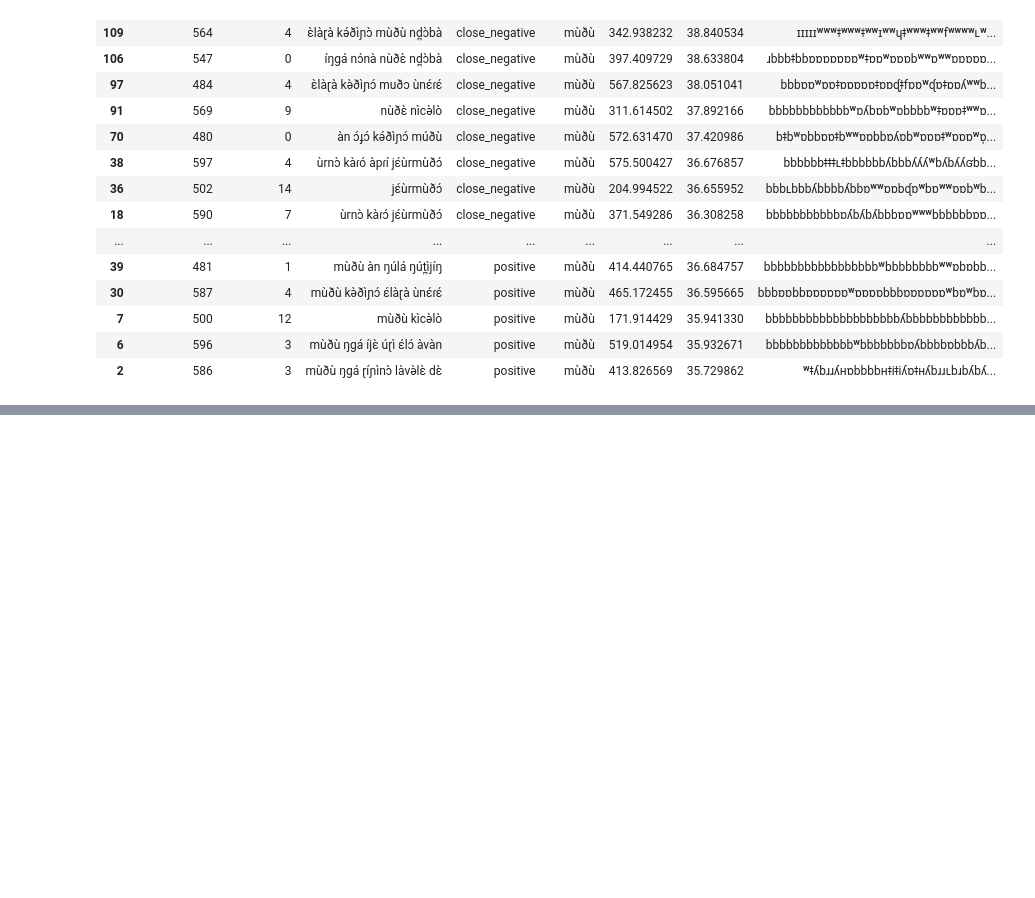
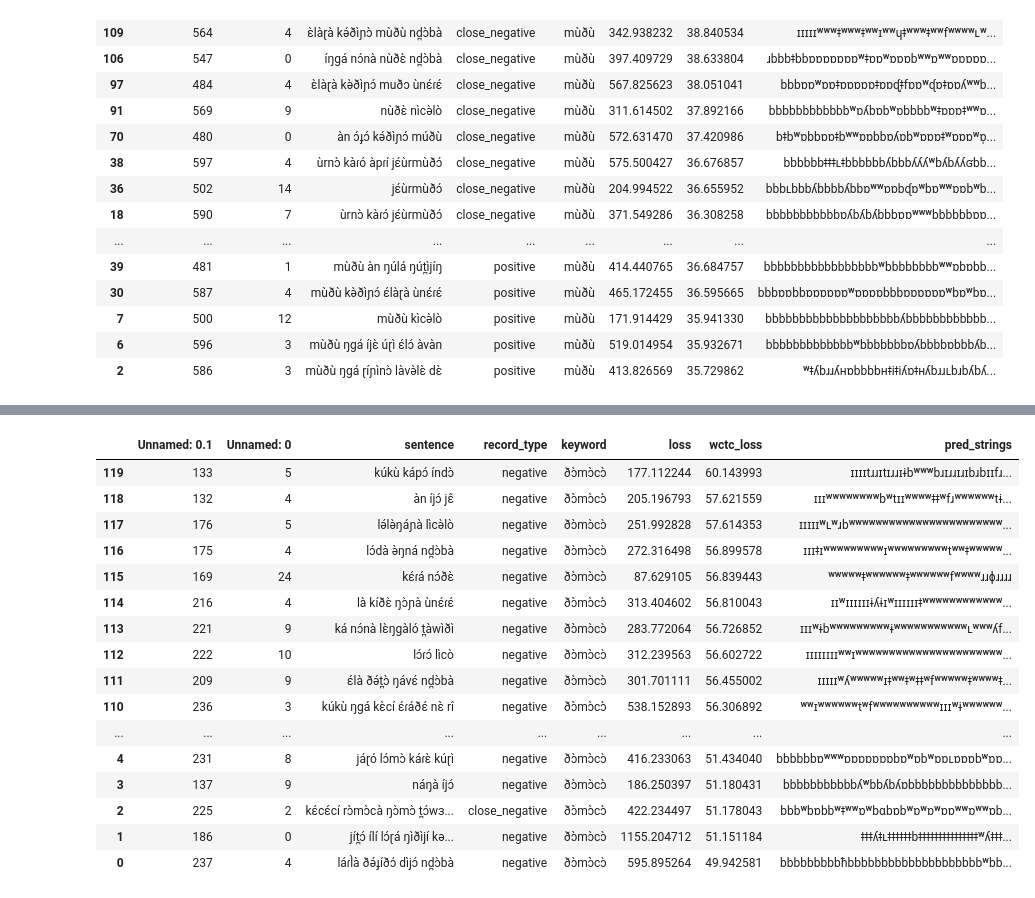
Before and after one commit to markjosims/tira_kws, a Jupyter notebook: notebooks/analysis_dfs/sorting_ellie.ipynb, the cells around one changed output, grey strips where cells are left out. Saved outputs shown, nothing was run; the diff lists cells and outputs as text; code cells hidden in the pictures; blank space fills up the shorter version.

```diff
--- a/notebooks/analysis_dfs/sorting_ellie.ipynb
+++ b/notebooks/analysis_dfs/sorting_ellie.ipynb
@@ -90,0 +147,28 @@ repeated.style.set_properties(subset=["sentence"],
+# %%
+df_thomocho= pd.read_csv("/home/ekuznetsova/tira_kws/notebooks/analysis_dfs/ðɔ̀mɔ̀cɔ̀.csv")
+
+# sorting by record type and wctc loss
+df_thomocho = df_thomocho.sort_values(by=["wctc_loss"], ascending = [False])
+
+df_thomocho.style.set_properties(subset=["sentence"],
+                        **{"min-width":"200px",
+                           "max-width":"400px"}
+                        )
+# %% [output]
+|  | Unnamed: 0.1 | Unnamed: 0 | sentence | record_type | keyword | loss | wctc_loss | pred_strings |
+| 119 | 133 | 5 | kúkù kápɔ́ índɔ̀ | negative | ðɔ̀mɔ̀cɔ̀ | 177.112244 | 60.143993 | ɪɪɪɪtɹɹɪtɪɹɹɪɨbʷʷʷbɹɪɹɹɪɹɪbɹbɪɪfɹ... |
+| 118 | 132 | 4 | àn íjɔ́ jɛ̂ | negative | ðɔ̀mɔ̀cɔ̀ | 205.196793 | 57.621559 | ɪɪɪʷʷʷʷʷʷʷʷbʷtɪɪʷʷʷʷǂǂʷfɹʷʷʷʷʷʷtɨ... |
+| 117 | 176 | 5 | lə́lə̀ŋáɲà lìcə̀lò | negative | ðɔ̀mɔ̀cɔ̀ | 251.992828 | 57.614353 | ɪɪɪɪɪʷʟʷɹbʷʷʷʷʷʷʷʷʷʷʷʷʷʷʷʷʷʷʷʷʷʷʷ... |
+| 116 | 175 | 4 | lɔ́dà ə̀ŋná nd̪ɔ̀bà | negative | ðɔ̀mɔ̀cɔ̀ | 272.316498 | 56.899578 | ɪɪɪǂɪʷʷʷʷʷʷʷʷʷɪʷʷʷʷʷʷʷʷʷtʷʷǂʷʷʷʷʷ... |
+| 115 | 169 | 24 | kɛ́ɾá nɔ́ðɛ̀ | negative | ðɔ̀mɔ̀cɔ̀ | 87.629105 | 56.839443 | ʷʷʷʷʷǂʷʷʷʷʷʷǂʷʷʷʷʷʷfʷʷʷʷɹɹɸɹɹɹɹ |
+| 114 | 216 | 4 | là kíðɛ̀ ŋɔ̀ɲà ùnɛ́ɾɛ́ | negative | ðɔ̀mɔ̀cɔ̀ | 313.404602 | 56.810043 | ɪɪʷɪɪɪɪɪɪɨʎɨɪʷɪɪɪɪɪɪǂʷʷʷʷʷʷʷʷʷʷʷʷ... |
+| 113 | 221 | 9 | ká nɔ́nà lɛ̀ŋgàló t̪àwìðì | negative | ðɔ̀mɔ̀cɔ̀ | 283.772064 | 56.726852 | ɪɪɪʷɨbʷʷʷʷʷʷʷʷʷɨʷʷʷʷʷʷʷʷʷʷʷʟʷʷʷʎf... |
+| 112 | 222 | 10 | lɔ́ɾɔ́ lìcò | negative | ðɔ̀mɔ̀cɔ̀ | 312.239563 | 56.602722 | ɪɪɪɪɪɪɪɪʷʷɪʷʷʷʷʷʷʷʷʷʷʷʷʷʷʷʷʷʷʷʷʷʷ... |
+| 111 | 209 | 9 | ɛ́là ðə́t̪ɔ̀ ŋávɛ́ nd̪ɔ̀bà | negative | ðɔ̀mɔ̀cɔ̀ | 301.701111 | 56.455002 | ɪɪɪɪɪʷʎʷʷʷʷʷɪǂʷʷǂʷǂǂʷfʷʷʷʷʷǂʷʷʷʷǂ... |
+| 110 | 236 | 3 | kúkù ŋgá kɛ̀cí ɛ́ɾáðɛ́ nɛ̀ rî | negative | ðɔ̀mɔ̀cɔ̀ | 538.152893 | 56.306892 | ʷʷɪʷʷʷʷʷʷtʷfʷʷʷʷʷʷʷʷʷʷɪɪɪʷɨʷʷʷʷʷʷ... |
+| ... | ... | ... | ... | ... | ... | ... | ... | ... |
+| 4 | 231 | 8 | jáɽó lɔ́mɔ̀ káɾɛ̀ kúɽì | negative | ðɔ̀mɔ̀cɔ̀ | 416.233063 | 51.434040 | bbbbbbɒʷʷʷɒɒɒɒɒɒɒbɒʷɒbʷɒɒʟɒɒɒbʷɒɒ... |
+| 3 | 137 | 9 | náŋà íjɔ́ | negative | ðɔ̀mɔ̀cɔ̀ | 186.250397 | 51.180431 | bbbbbbbbbbbʎʷbbʎbʎɒbbbbbbbbbbbbbb... |
+| 2 | 225 | 2 | kɛ́cɛ́cí rɔ̀mɔ̀cà ŋɔ̀mɔ̀ t̪ɔ́wɜ... | close_negative | ðɔ̀mɔ̀cɔ̀ | 422.234497 | 51.178043 | bbbʷbɒbbʷǂʷʷɒʷbɑbɒbʷɒʷɒʷɒɒʷʷɒʷʷɒb... |
+| 1 | 186 | 0 | jít̪ɔ́ ílí lɔ́ɽá ŋìðìjí kə... | negative | ðɔ̀mɔ̀cɔ̀ | 1155.204712 | 51.151184 | ǂǂǂʎǂʟǂǂǂǂǂǂbǂǂǂǂǂǂǂǂǂǂǂǂǂǂǂʷʎǂǂǂ... |
+| 0 | 237 | 4 | láɾl̀à ðə́ɟíðɔ́ dìjɔ́ nd̪ɔ̀bà | negative | ðɔ̀mɔ̀cɔ̀ | 595.895264 | 49.942581 | bbbbbbbbbħbbbbbbbbbbbbbbbbbbbbʷbb... |
```
Also changed, not shown: parts of 13 cells of this notebook.
